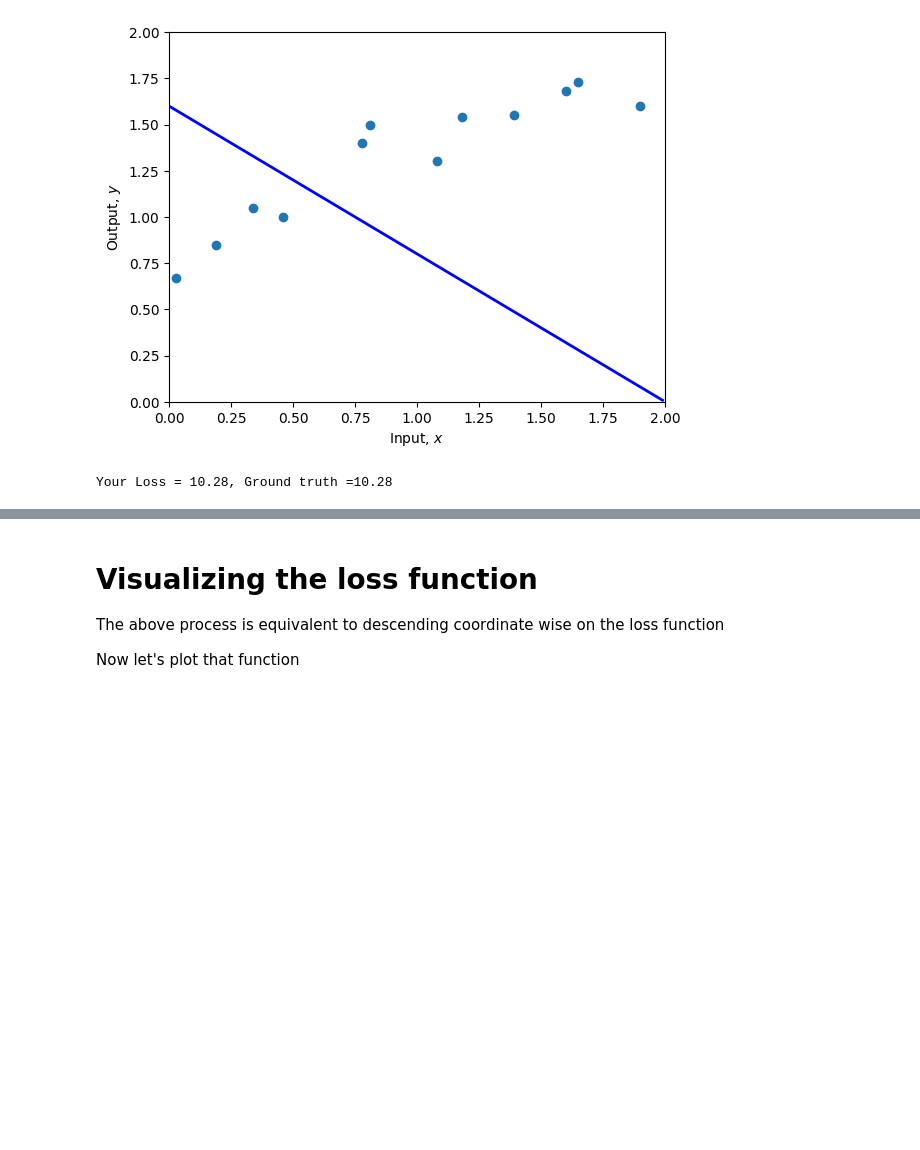
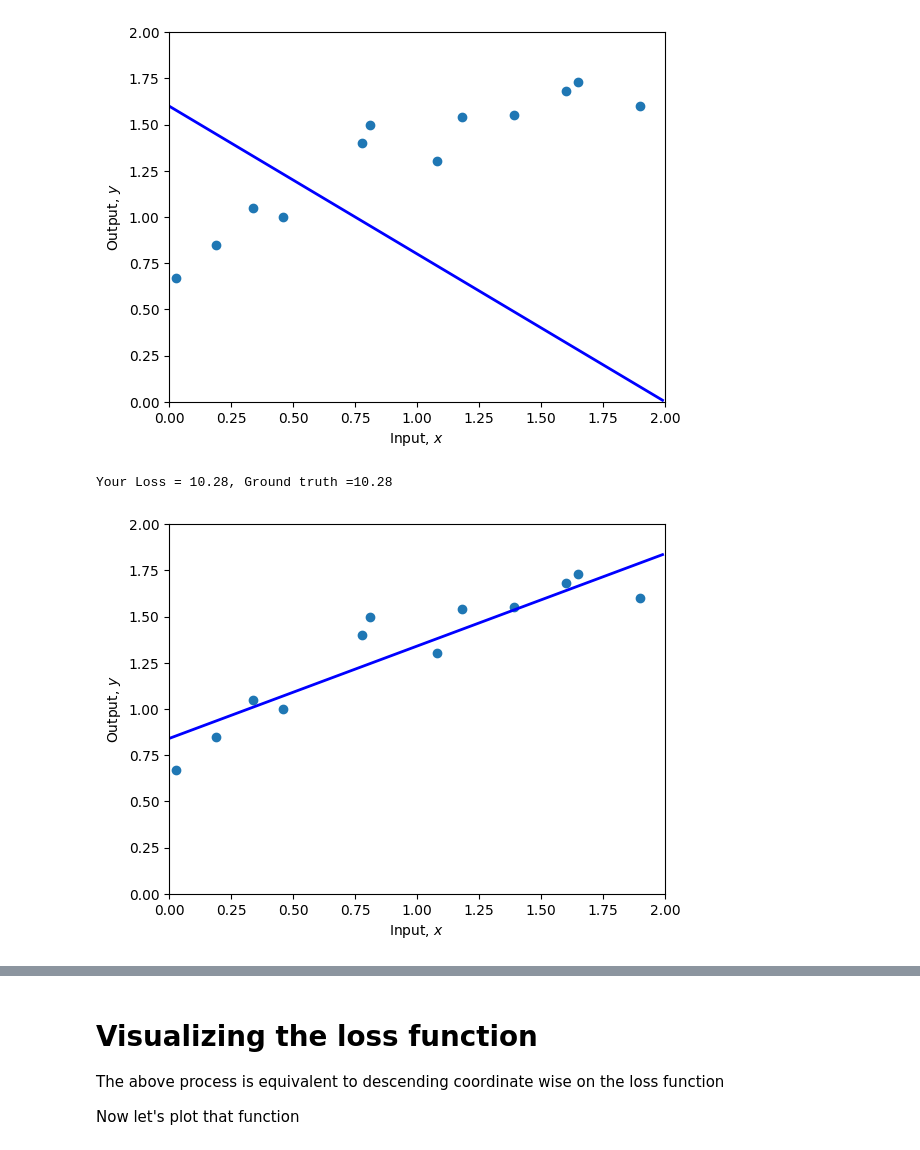
Before and after one commit to sudheer24/N2G, a Jupyter notebook: Notebooks/Chap02/2_1_Supervised_Learning.ipynb, the cells around one changed output, grey strips where cells are left out. Drawn from its saved outputs; the diff is of its cells as text; code cells hidden in the pictures; blank space fills up the shorter version.

```diff
--- a/Notebooks/Chap02/2_1_Supervised_Learning.ipynb
+++ b/Notebooks/Chap02/2_1_Supervised_Learning.ipynb
@@ -80,11 +80,13 @@ Your Loss = 10.28, Ground truth =10.28
 # %%
 # TODO -- Change the parameters manually to fit the model
 # First fix phi1 and try changing phi0 until you can't make the loss go down any more
 # Then fix phi0 and try changing phi1 until you can't make the loss go down any more
 # Repeat this process until you find a set of parameters that fit the model as in figure 2.2d
 # You can either do this by hand, or if you want to get fancy, write code to descent automatically in this way
 # Start at these values:
-phi0 = 1.60 ; phi1 =-0.8
+phi0 = 0.84 ; phi1 =0.5
 
 plot(x,y,phi0,phi1)
 print(f'Your Loss = {compute_loss(x,y,phi0,phi1):3.2f}')
+# %% [output]
+[figure, added]
```
Also changed, not shown: parts of 2 cells of this notebook.
